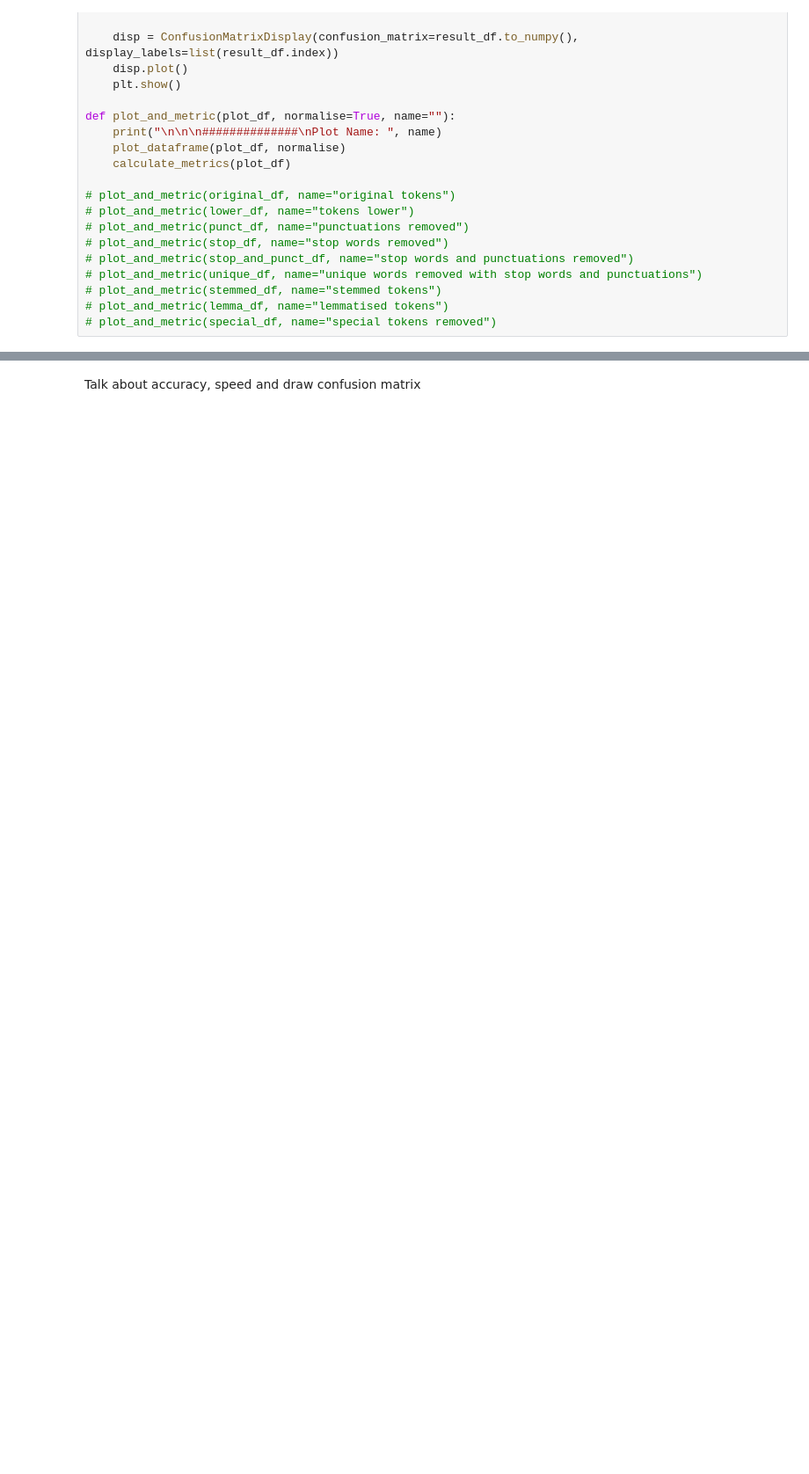
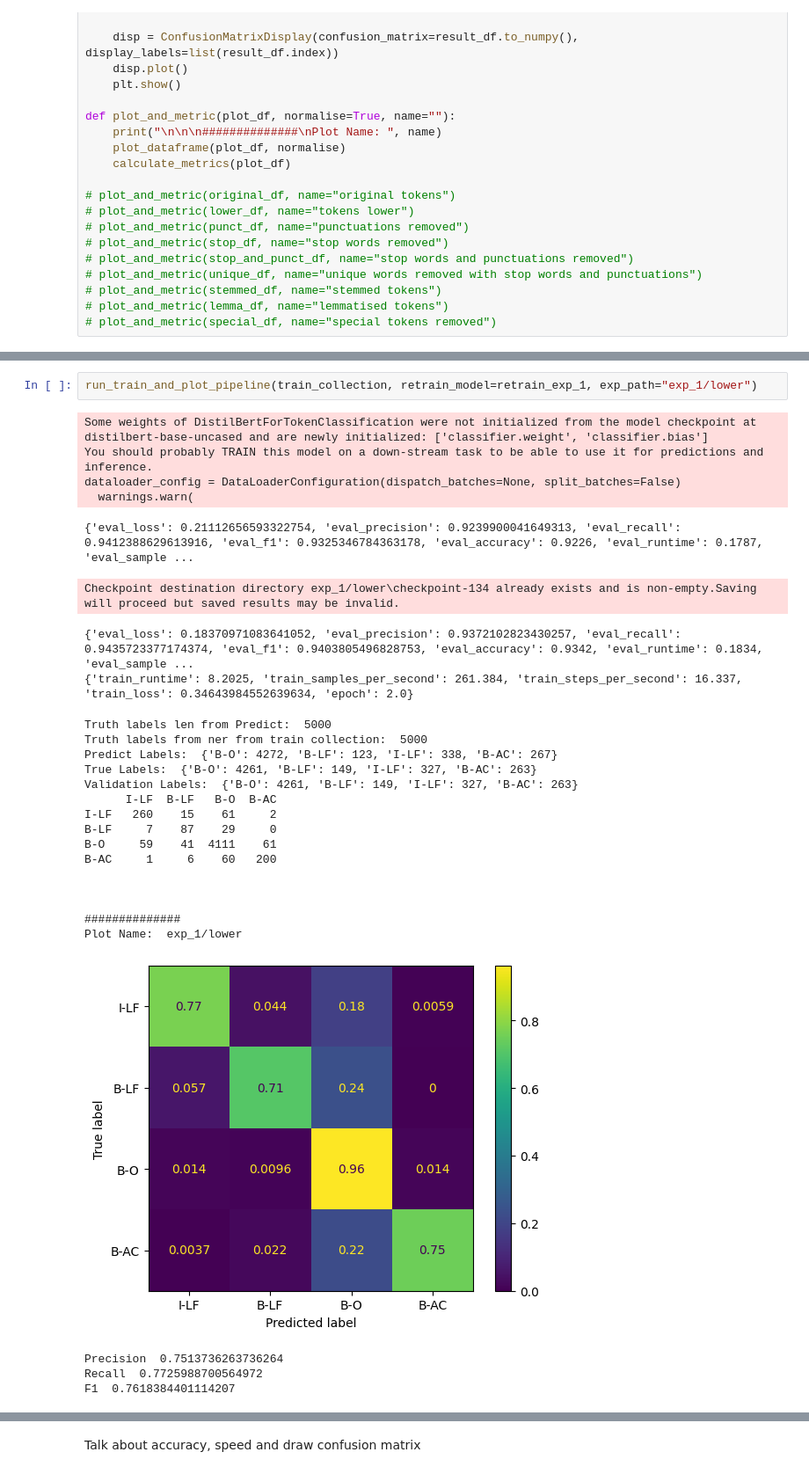
Before and after one commit to OliverKrieger/COM3029---NLP, a Jupyter notebook: cw/report/report_notebook.ipynb, the cells around one changed output, grey strips where cells are left out. Shown at 88% size. Saved outputs shown, nothing was run; the diff lists cells and outputs as text; blank space fills up the shorter version.

```diff
--- a/cw/report/report_notebook.ipynb
+++ b/cw/report/report_notebook.ipynb
@@ -912,0 +951,30 @@ F1  0.747159090909091
+# %%
+run_train_and_plot_pipeline(train_collection, retrain_model=retrain_exp_1, exp_path="exp_1/lower")
+# %% [output]
+Some weights of DistilBertForTokenClassification were not initialized from the model checkpoint at distilbert-base-uncased and are newly initialized: ['classifier.weight', 'classifier.bias']
+You should probably TRAIN this model on a down-stream task to be able to use it for predictions and inference.
+dataloader_config = DataLoaderConfiguration(dispatch_batches=None, split_batches=False)
+  warnings.warn(
+{'eval_loss': 0.21112656593322754, 'eval_precision': 0.9239900041649313, 'eval_recall': 0.9412388629613916, 'eval_f1': 0.9325346784363178, 'eval_accuracy': 0.9226, 'eval_runtime': 0.1787, 'eval_sample ...
+Checkpoint destination directory exp_1/lower\checkpoint-134 already exists and is non-empty.Saving will proceed but saved results may be invalid.
+{'eval_loss': 0.18370971083641052, 'eval_precision': 0.9372102823430257, 'eval_recall': 0.9435723377174374, 'eval_f1': 0.9403805496828753, 'eval_accuracy': 0.9342, 'eval_runtime': 0.1834, 'eval_sample ...
+{'train_runtime': 8.2025, 'train_samples_per_second': 261.384, 'train_steps_per_second': 16.337, 'train_loss': 0.34643984552639634, 'epoch': 2.0}
+Truth labels len from Predict:  5000
+Truth labels from ner from train collection:  5000
+Predict Labels:  {'B-O': 4272, 'B-LF': 123, 'I-LF': 338, 'B-AC': 267}
+True Labels:  {'B-O': 4261, 'B-LF': 149, 'I-LF': 327, 'B-AC': 263}
+Validation Labels:  {'B-O': 4261, 'B-LF': 149, 'I-LF': 327, 'B-AC': 263}
+      I-LF  B-LF   B-O  B-AC
+I-LF   260    15    61     2
+B-LF     7    87    29     0
+B-O     59    41  4111    61
+B-AC     1     6    60   200
+
+
+
+##############
+Plot Name:  exp_1/lower
+[figure, added]
+Precision  0.7513736263736264
+Recall  0.7725988700564972
+F1  0.7618384401114207
```
Also changed, not shown: parts of 21 cells of this notebook.
